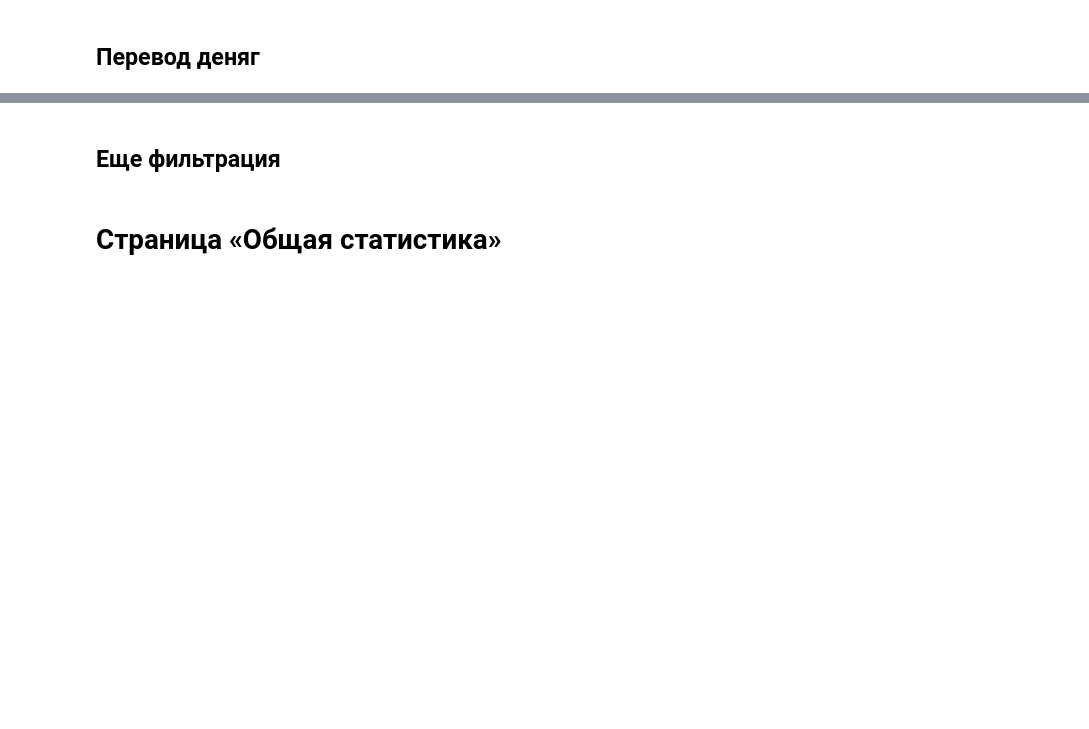
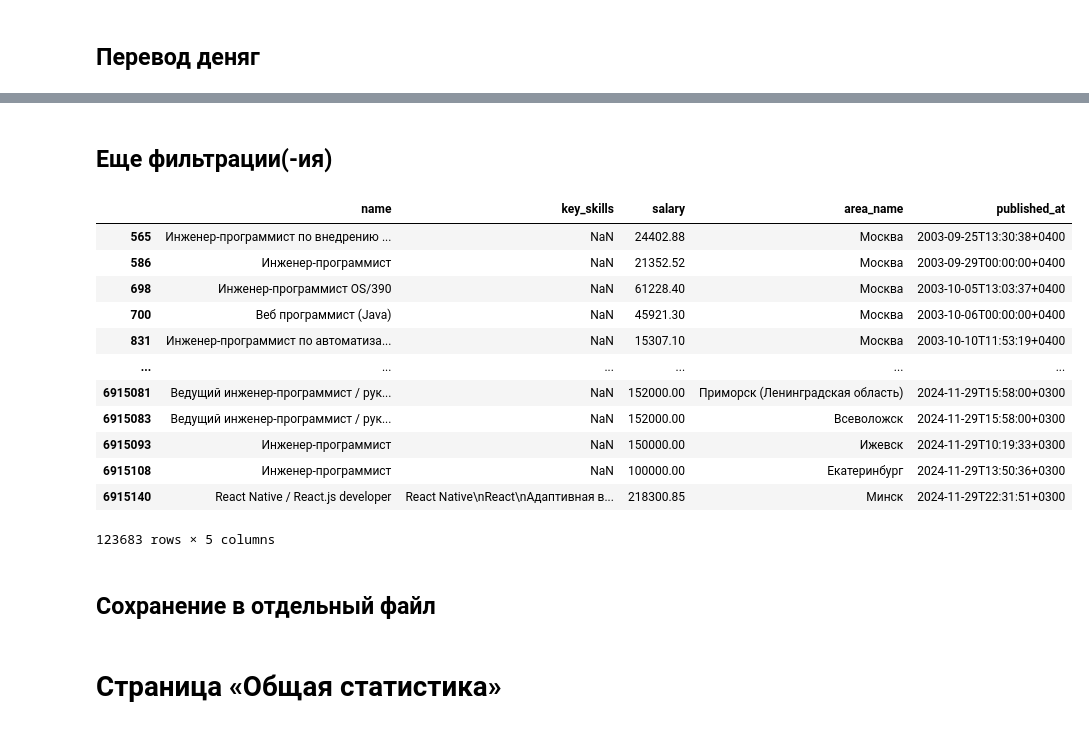
Before and after one commit to experiencedInternetUser/hh_statistics, a Jupyter notebook: statistic.ipynb, the cells around one changed output, grey strips where cells are left out. Saved outputs shown, nothing was run; the diff lists cells and outputs as text; code cells hidden in the pictures; blank space fills up the shorter version.

Commit message:
+filtred csv

```diff
--- a/statistic.ipynb
+++ b/statistic.ipynb
@@ -138,2 +190,2 @@ csv_merged
 # %% [markdown]
-## Еще фильтрация
+## Еще фильтрации(-ия)
@@ -141,0 +192,19 @@ filtred_df = filtred_df[filtred_df['salary'] <= 1_000_000]
+# %%
+filtred_df = csv_merged[csv_merged['salary'] <= 10_000_000]
+filtred_df
+# %% [output]
+|  | name | key_skills | salary | area_name | published_at |
+| 565 | Инженер-программист по внедрению ... | NaN | 24402.88 | Москва | 2003-09-25T13:30:38+0400 |
+| 586 | Инженер-программист | NaN | 21352.52 | Москва | 2003-09-29T00:00:00+0400 |
+| 698 | Инженер-программист OS/390 | NaN | 61228.40 | Москва | 2003-10-05T13:03:37+0400 |
+| 700 | Веб программист (Java) | NaN | 45921.30 | Москва | 2003-10-06T00:00:00+0400 |
+| 831 | Инженер-программист по автоматиза... | NaN | 15307.10 | Москва | 2003-10-10T11:53:19+0400 |
+| ... | ... | ... | ... | ... | ... |
+| 6915081 | Ведущий инженер-программист / рук... | NaN | 152000.00 | Приморск (Ленинградская область) | 2024-11-29T15:58:00+0300 |
+| 6915083 | Ведущий инженер-программист / рук... | NaN | 152000.00 | Всеволожск | 2024-11-29T15:58:00+0300 |
+| 6915093 | Инженер-программист | NaN | 150000.00 | Ижевск | 2024-11-29T10:19:33+0300 |
+| 6915108 | Инженер-программист | NaN | 100000.00 | Екатеринбург | 2024-11-29T13:50:36+0300 |
+| 6915140 | React Native / React.js developer | React Native\nReact\nАдаптивная в... | 218300.85 | Минск | 2024-11-29T22:31:51+0300 |
+123683 rows × 5 columns
+# %% [markdown]
+## Сохранение в отдельный файл
```
Also changed, not shown: parts of 5 cells of this notebook, 1 other file.
